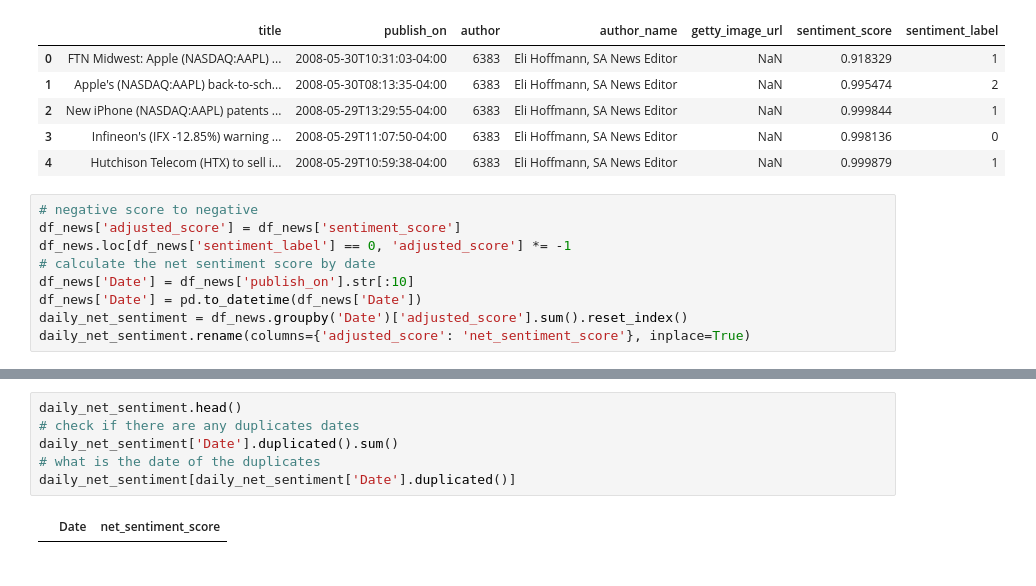
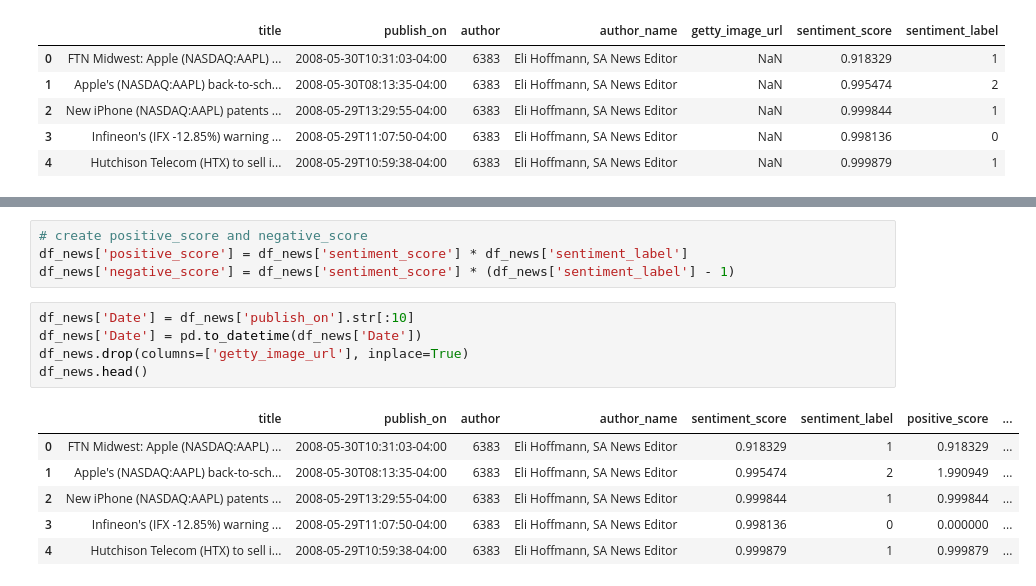
Before and after one commit to liukai1919/StockMarketPrediction-, a Jupyter notebook: notebooks/precessdata.ipynb, the cells around one changed output, grey strips where cells are left out. Saved outputs shown, nothing was run; the diff lists cells and outputs as text.

```diff
--- a/notebooks/precessdata.ipynb
+++ b/notebooks/precessdata.ipynb
@@ -55,12 +55,3 @@ df_news.head()
 | 2 | New iPhone (NASDAQ:AAPL) patents ... | 2008-05-29T13:29:55-04:00 | 6383 | Eli Hoffmann, SA News Editor | NaN | 0.999844 | 1 |
 | 3 | Infineon's (IFX -12.85%) warning ... | 2008-05-29T11:07:50-04:00 | 6383 | Eli Hoffmann, SA News Editor | NaN | 0.998136 | 0 |
 | 4 | Hutchison Telecom (HTX) to sell i... | 2008-05-29T10:59:38-04:00 | 6383 | Eli Hoffmann, SA News Editor | NaN | 0.999879 | 1 |
-# %%
-# negative score to negative
-df_news['adjusted_score'] = df_news['sentiment_score']
-df_news.loc[df_news['sentiment_label'] == 0, 'adjusted_score'] *= -1
-# calculate the net sentiment score by date
-df_news['Date'] = df_news['publish_on'].str[:10]
-df_news['Date'] = pd.to_datetime(df_news['Date'])
-daily_net_sentiment = df_news.groupby('Date')['adjusted_score'].sum().reset_index()
-daily_net_sentiment.rename(columns={'adjusted_score': 'net_sentiment_score'}, inplace=True)
@@ -77,8 +58,16 @@ merged_df.head()
-# %%
-daily_net_sentiment.head()
-# check if there are any duplicates dates
-daily_net_sentiment['Date'].duplicated().sum()
-# what is the date of the duplicates
-daily_net_sentiment[daily_net_sentiment['Date'].duplicated()]
-# %% [output]
-|  | Date | net_sentiment_score |
+# %%
+# create positive_score and negative_score
+df_news['positive_score'] = df_news['sentiment_score'] * df_news['sentiment_label']
+df_news['negative_score'] = df_news['sentiment_score'] * (df_news['sentiment_label'] - 1)
+# %%
+df_news['Date'] = df_news['publish_on'].str[:10]
+df_news['Date'] = pd.to_datetime(df_news['Date'])
+df_news.drop(columns=['getty_image_url'], inplace=True)
+df_news.head()
+# %% [output]
+|  | title | publish_on | author | author_name | sentiment_score | sentiment_label | positive_score | ... |
+| 0 | FTN Midwest: Apple (NASDAQ:AAPL) ... | 2008-05-30T10:31:03-04:00 | 6383 | Eli Hoffmann, SA News Editor | 0.918329 | 1 | 0.918329 | ... |
+| 1 | Apple's (NASDAQ:AAPL) back-to-sch... | 2008-05-30T08:13:35-04:00 | 6383 | Eli Hoffmann, SA News Editor | 0.995474 | 2 | 1.990949 | ... |
+| 2 | New iPhone (NASDAQ:AAPL) patents ... | 2008-05-29T13:29:55-04:00 | 6383 | Eli Hoffmann, SA News Editor | 0.999844 | 1 | 0.999844 | ... |
+| 3 | Infineon's (IFX -12.85%) warning ... | 2008-05-29T11:07:50-04:00 | 6383 | Eli Hoffmann, SA News Editor | 0.998136 | 0 | 0.000000 | ... |
+| 4 | Hutchison Telecom (HTX) to sell i... | 2008-05-29T10:59:38-04:00 | 6383 | Eli Hoffmann, SA News Editor | 0.999879 | 1 | 0.999879 | ... |
```
Also changed, not shown: parts of 3 cells of this notebook, 5 other files.
